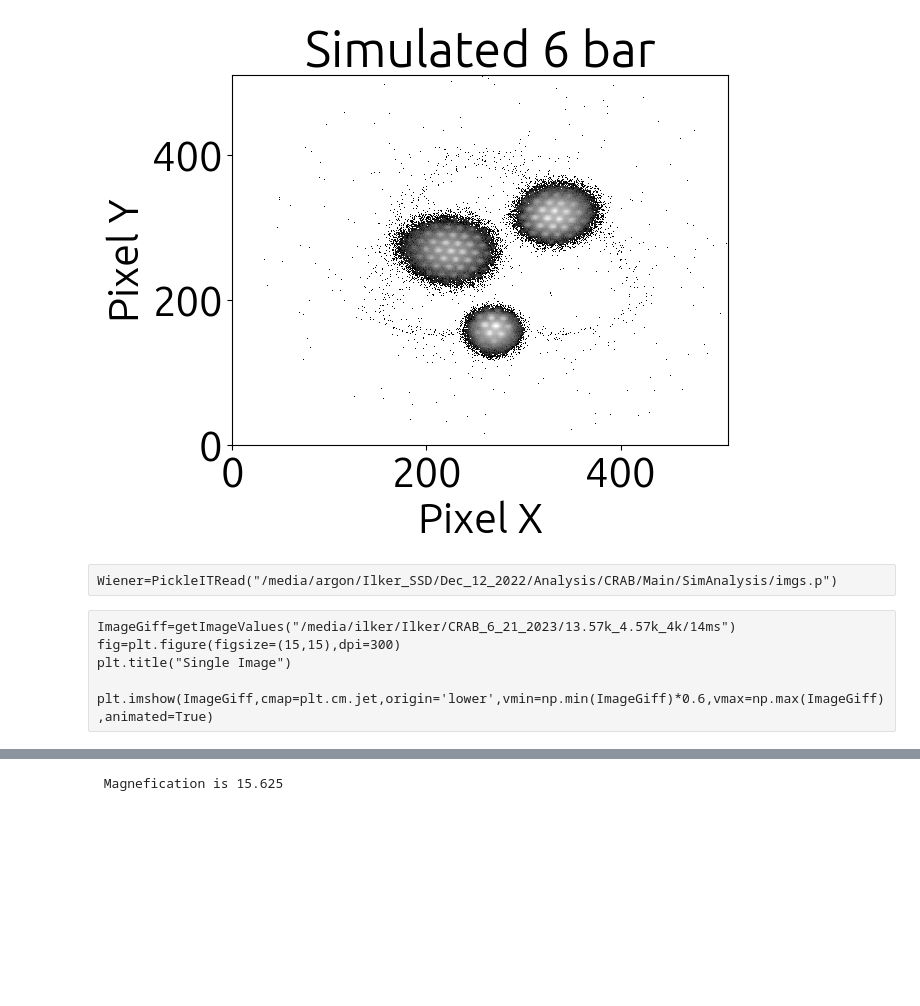
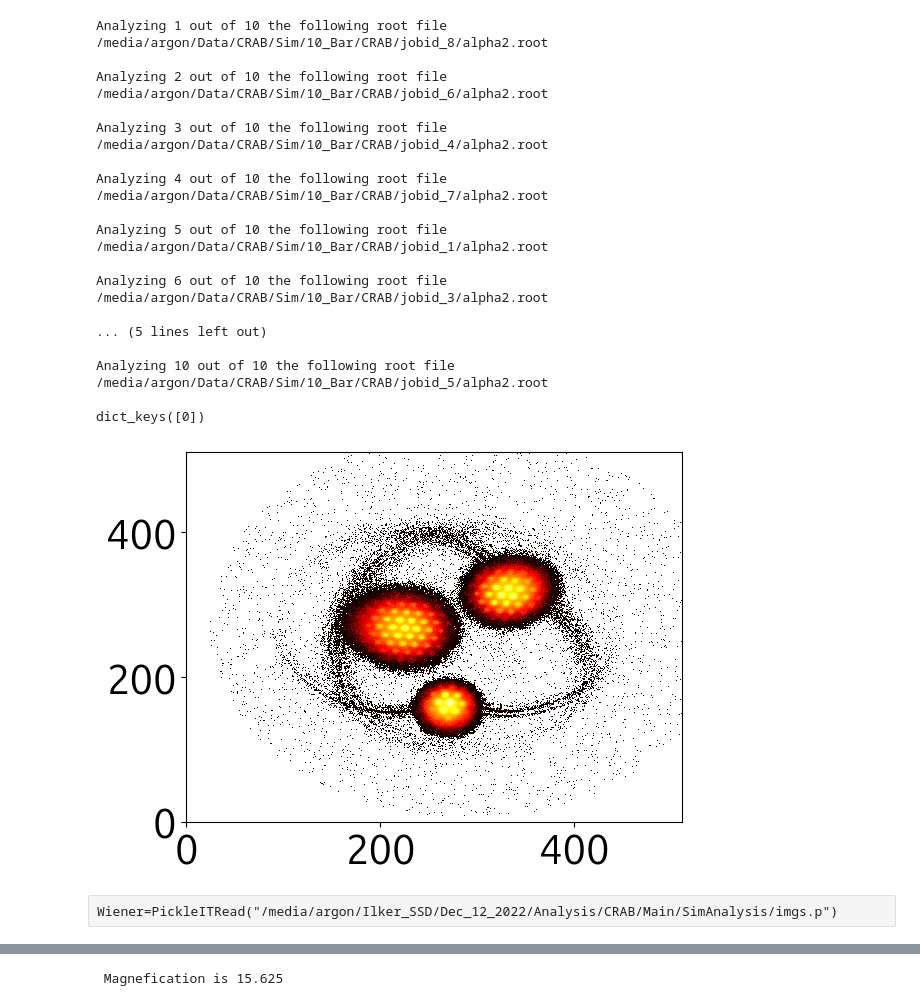
Before and after one commit to ilkerparmaksiz/Analysis, a Jupyter notebook: CRAB/2D_Fitting_v3-Sim.ipynb, the cells around one changed output, grey strips where cells are left out. Saved outputs shown, nothing was run; the diff lists cells and outputs as text; code cells hidden in the pictures; blank space fills up the shorter version.

```diff
--- a/CRAB/2D_Fitting_v3-Sim.ipynb
+++ b/CRAB/2D_Fitting_v3-Sim.ipynb
@@ -308,21 +192,0 @@ Titlevalues=SplitPath[-2:]
-# %%
-#6bar
-#file=rt.open("/media/argon/Data/CRAB/Sim/6_Bar/CRAB/jobid_2/alpha2.root")
-## 10 bar
-file=rt.open("/media/argon/Data/CRAB/Sim/Needles/CRAB/all.root")
-Event=file["ntuple/Camera/Event"].array()
-X=file["ntuple/Camera/X"].array()
-Y=file["ntuple/Camera/Y"].array()
-Z=file["ntuple/Camera/Z"].array()
-# %%
-theta=-np.pi/8
-costet=np.cos(theta)
-sintet=np.sin(theta)
-pixelsize=0.016
-
-XRotated=(X*costet-sintet*Y)
-YRotated=-(X*sintet+costet*Y)
-XRotated=(XRotated/pixelsize)/3+260+30
-YRotated=(YRotated/pixelsize)/3+230+40
-XRotated=np.array(XRotated)
-YRotated=np.array(YRotated)
@@ -329,25 +249,39 @@ YRotated=np.array(YRotated)
+# %%
+#_6BarSim=SimulatedImages
+filename="10Bar_newer.p"
+SimPath="/media/argon/Data/CRAB/Sim/10_Bar/"
+#SimPath="/media/argon/Data/CRAB/Sim/6_Bar/CRAB/"
+#SimPath="/home/argon/Projects/Ilker/gxsim/CRAB/macros/10_Bar_test_hybrid/"
+#SimPath="/home/argon/Projects/Ilker/gxsim/CRAB/macros/10_Bar_test_hybrid/CRAB/"
+if(os.path.isfile(filename)):
+    _SimImages=PickleITRead(filename)
+else:
+    _SimImages=SimulatedImages(SimPath)
+    PickleITDump(_SimImages,filename)
+
+_SimImages=SimulatedImages(SimPath,True)
+print(_SimImages.keys())
+# %% [output]
+Analyzing 1 out of 10 the following root file /media/argon/Data/CRAB/Sim/10_Bar/CRAB/jobid_8/alpha2.root
+
+Analyzing 2 out of 10 the following root file /media/argon/Data/CRAB/Sim/10_Bar/CRAB/jobid_6/alpha2.root
+
+Analyzing 3 out of 10 the following root file /media/argon/Data/CRAB/Sim/10_Bar/CRAB/jobid_4/alpha2.root
+
+Analyzing 4 out of 10 the following root file /media/argon/Data/CRAB/Sim/10_Bar/CRAB/jobid_7/alpha2.root
+
+Analyzing 5 out of 10 the following root file /media/argon/Data/CRAB/Sim/10_Bar/CRAB/jobid_1/alpha2.root
+
+Analyzing 6 out of 10 the following root file /media/argon/Data/CRAB/Sim/10_Bar/CRAB/jobid_3/alpha2.root
+
+... (5 lines left out)
+
+Analyzing 10 out of 10 the following root file /media/argon/Data/CRAB/Sim/10_Bar/CRAB/jobid_5/alpha2.root
+
+dict_keys([0])
+[figure, added]
 # %%
 #FixedSimg=Images[1]
 #plt.imshow(Simg,cmap=plt.cm.jet,origin='lower',vmin=np.mean(Simg),vmax=np.max(Simg))
-# %%
-from matplotlib.colors import LogNorm
-
-#plt.imshow(Images2[4],cmap=plt.cm.jet,origin='lower')
-#plt.imshow(Images[200],cmap=plt.cm.jet,origin='lower',alpha=0.5)
-plt.title("Simulated 6 bar")
-plt.xlabel("Pixel X")
-plt.ylabel("Pixel Y")
-
-h2=plt.hist2d(XRotated,YRotated,bins=[np.arange(0,512,1),np.arange(0,512,1)],cmap="gray",norm=LogNorm())
-h2=h2[0]
-plt.show()
-# %% [output]
-[figure, removed]
 # %% [raw]
 Wiener=PickleITRead("/media/argon/Ilker_SSD/Dec_12_2022/Analysis/CRAB/Main/SimAnalysis/imgs.p")
-# %% [raw]
-ImageGiff=getImageValues("/media/ilker/Ilker/CRAB_6_21_2023/13.57k_4.57k_4k/14ms")
-fig=plt.figure(figsize=(15,15),dpi=300)
-plt.title("Single Image")
-
-plt.imshow(ImageGiff,cmap=plt.cm.jet,origin='lower',vmin=np.min(ImageGiff)*0.6,vmax=np.max(ImageGiff),animated=True)
```
Also changed, not shown: parts of 63 cells of this notebook, 12 other files.
